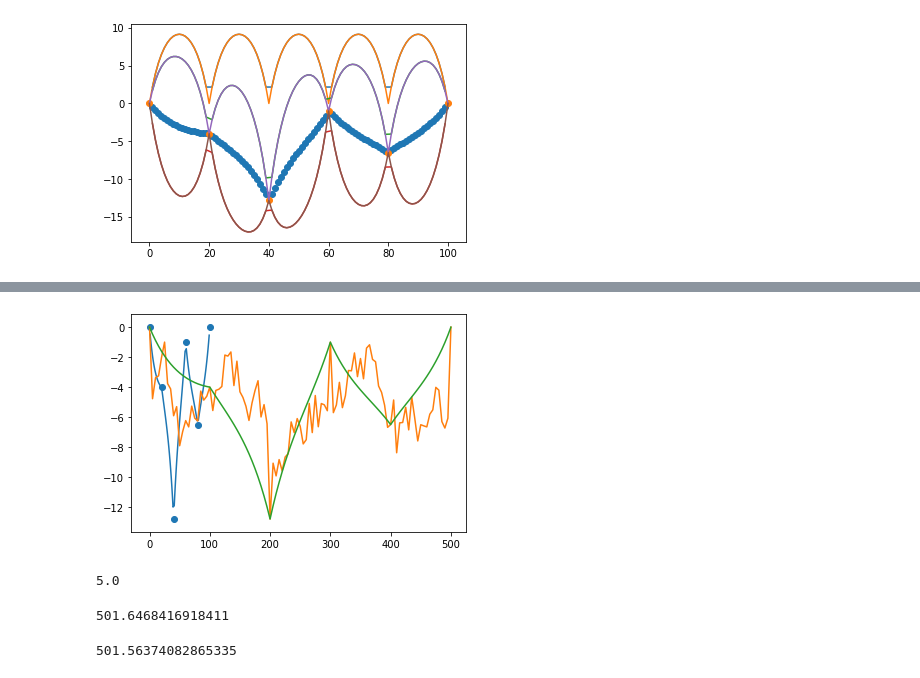
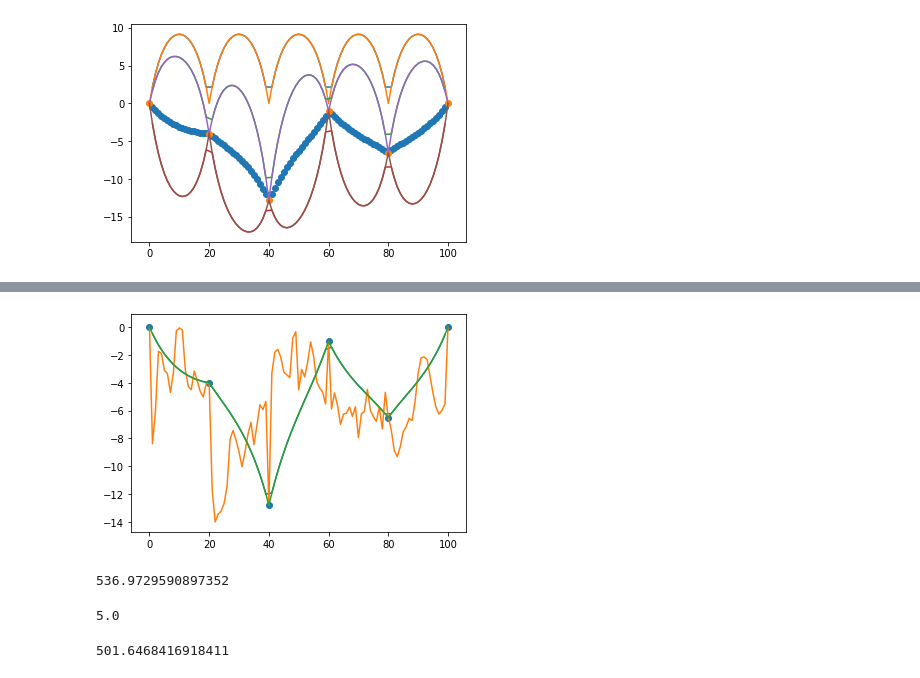
Before and after one commit to Gasp141/ProjetMaths3, a Jupyter notebook: ProjMaths3.ipynb, the cells around one changed output, grey strips where cells are left out. Saved outputs shown, nothing was run; the diff lists cells and outputs as text; code cells hidden in the pictures.

```diff
--- a/ProjMaths3.ipynb
+++ b/ProjMaths3.ipynb
@@ -150,35 +151,39 @@ plt.scatter(observation_indexes,depth)
 # %%
 def builder(depth,observation_indexes, Z , N):
     prof = []
     depth_ =list(depth)
     Z_ = list(Z)
     for i in range (N):
 
         if i in observation_indexes :
             prof.append(depth_.pop(0))
         else :
             prof.append(Z_.pop(0))
     return prof
 prof = builder(depth, observation_indexes,Z,N)
 
 plt.plot(unknown_indexes, esp_cond)
-plt.plot([i*Delta for i in range(N)],prof)
+plt.plot(prof)
 plt.scatter(observation_indexes,depth)
-plt.plot([i*Delta for i in range(N)],builder(depth,observation_indexes,esp_cond,N))
+plt.plot(builder(depth,observation_indexes,esp_cond,N))
 
 def longueur ( prof, delta):
     S = 0
     for i in range(1,len(prof)):
         S+= np.sqrt(delta**2 +(prof[i]-prof[i-1])**2)
     return S
 # %% [output]
-[figure, old version]
+[figure, new version]
 # %%
 def simul_N ( Number , Delta):
     length = []
     for i in range (Number):
         length.append(longueur(builder(depth,observation_indexes,simul(L),N),Delta))
-    return np.mean(length)
+    return length
+
+np.array(simul_N(100,Delta)).mean()
+# %% [output]
+536.9729590897352
 # %%
 print(Delta)
 L_th = longueur(builder(depth,observation_indexes,esp_cond,N),Delta)
@@ -186,8 +191,3 @@ L_th
 # %% [output]
 5.0
 501.6468416918411
-# %%
-a= np.sqrt(100**2 +16)+np.sqrt(100**2 +81)+np.sqrt(100**2+12**2) +   np.sqrt( 100**2 +5.5**2)+ np.sqrt(100**2 +6.5**2)
-a
-# %% [output]
-501.56374082865335
```
Also changed, not shown: parts of 6 cells of this notebook.
